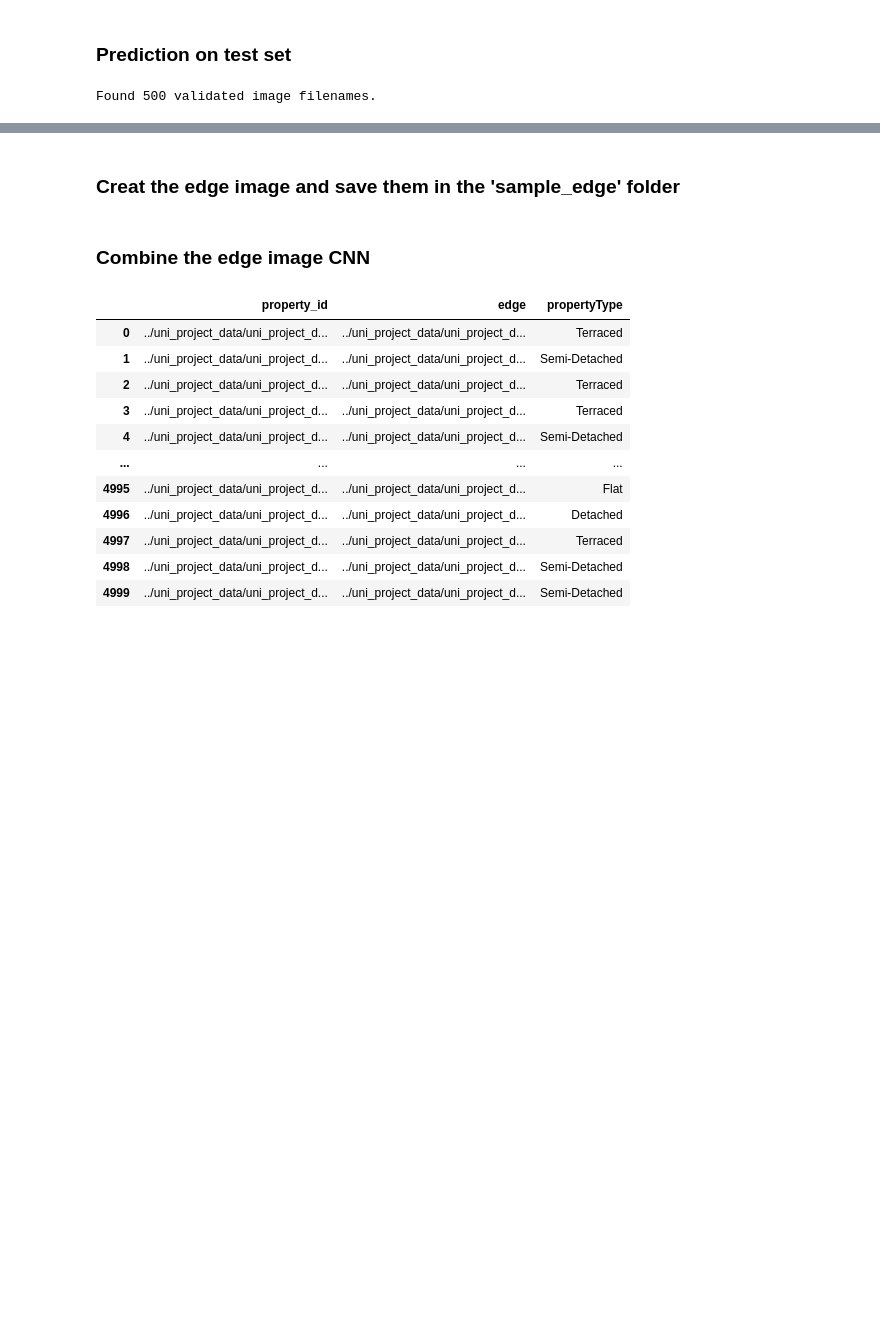
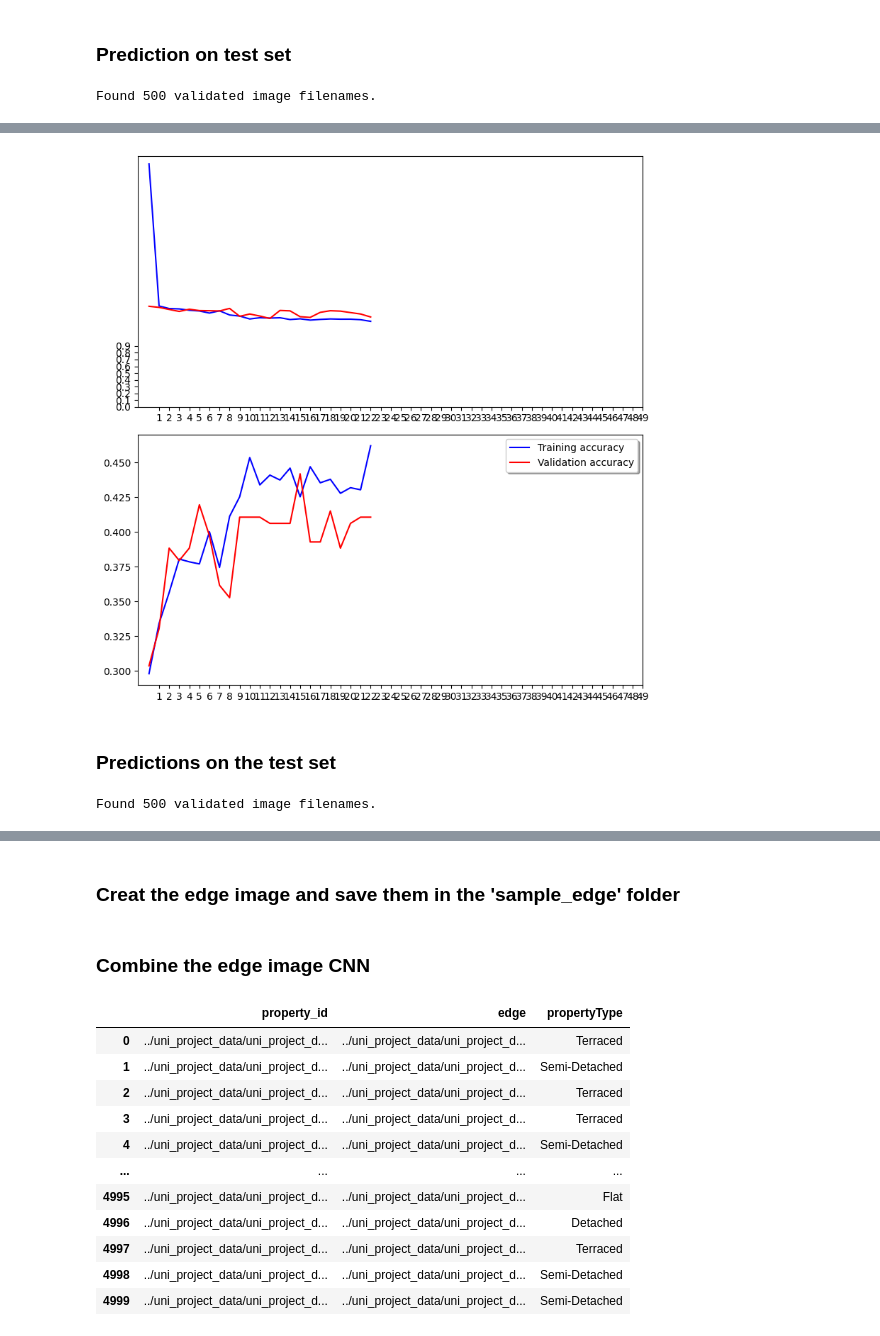
Before and after one commit to StaceyTf1999/graduateproject1_housetype.predicting, a Jupyter notebook: housing_predicting.ipynb, the cells around one changed output, grey strips where cells are left out. Drawn from its saved outputs; the diff is of its cells as text; code cells hidden in the pictures; blank space fills up the shorter version.

```diff
--- a/housing_predicting.ipynb
+++ b/housing_predicting.ipynb
@@ -461,0 +466,7 @@ Accuracy: 0.44
+# %%
+from tensorflow.keras import datasets, layers, models, losses, Model
+from keras.applications.vgg16 import VGG16
+base_VGG = VGG16(weights = 'imagenet', include_top = False, input_shape = (320,320,3))
+
+for layer in base_VGG.layers:
+      layer.trainable = False
@@ -461,0 +527,13 @@ Accuracy: 0.44
+# %%
+# validation set
+
+validation_idg = ImageDataGenerator(rescale=1./255)
+validation_imagegenerator_vgg = validation_idg.flow_from_dataframe(
+    validation,
+    "../uni_project_data/uni_project_data/sample5000",
+    x_col='property_id',
+    y_col='propertyType',
+    target_size=IMAGE_SIZE,
+    class_mode='categorical',
+    batch_size=32
+)
@@ -461,0 +542,8 @@ Accuracy: 0.44
+# %%
+
+history_VGG = re_VGG.fit_generator(train_imagegenerator_vgg,
+                                   epochs=50,
+                                   validation_data=validation_imagegenerator_vgg,
+                                   validation_steps=validation_num//batch_size,
+                                   steps_per_epoch=train_num//batch_size,
+                                   callbacks=callbacks)
@@ -461,0 +568,38 @@ Accuracy: 0.44
+# %%
+fig, (ax1, ax2) = plt.subplots(2, 1, figsize=(8, 8))
+ax1.plot(history_VGG.history['loss'], color='b', label="Training loss")
+ax1.plot(history_VGG.history['val_loss'], color='r', label="validation loss")
+ax1.set_xticks(np.arange(1, epochs, 1))
+ax1.set_yticks(np.arange(0, 1, 0.1))
+
+ax2.plot(history_VGG.history['accuracy'], color='b', label="Training accuracy")
+ax2.plot(history_VGG.history['val_accuracy'], color='r',label="Validation accuracy")
+ax2.set_xticks(np.arange(1, epochs, 1))
+
+legend = plt.legend(loc='best', shadow=True)
+plt.tight_layout()
+plt.show()
+# %% [output]
+[figure, added]
+# %% [markdown]
+### Predictions on the test set
+# %%
+test_filenames = test['property_id']
+test_df_VGG = pd.DataFrame({
+    'property_id': test_filenames
+})
+nb_test = test_df_VGG.shape[0]
+
+test_gen = ImageDataGenerator(rescale=1./255)
+test_generator_VGG = test_gen.flow_from_dataframe(
+    test,
+    "../uni_project_data/uni_project_data/sample5000",
+    x_col='property_id',
+    y_col=None,
+    class_mode=None,
+    target_size=IMAGE_SIZE,
+    batch_size=32,
+    shuffle=False
+)
+# %% [output]
+Found 500 validated image filenames.
```
Also changed, not shown: parts of 46 cells of this notebook.
